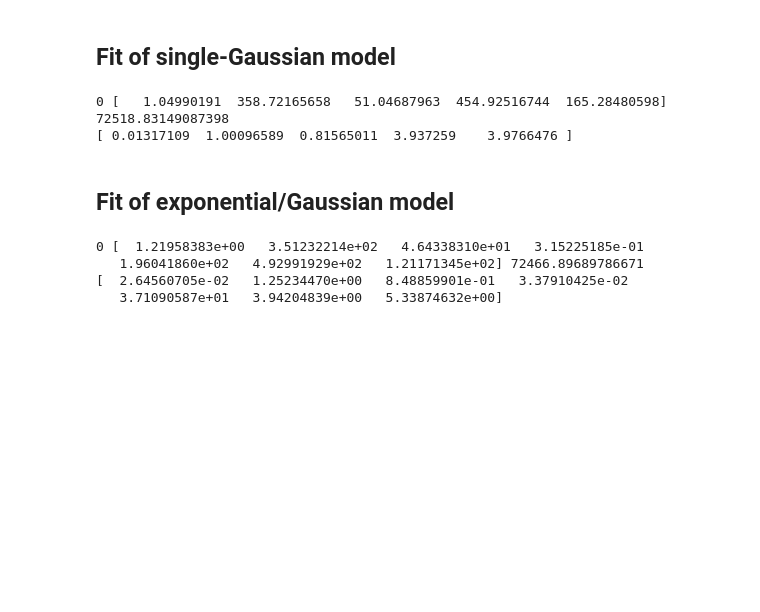
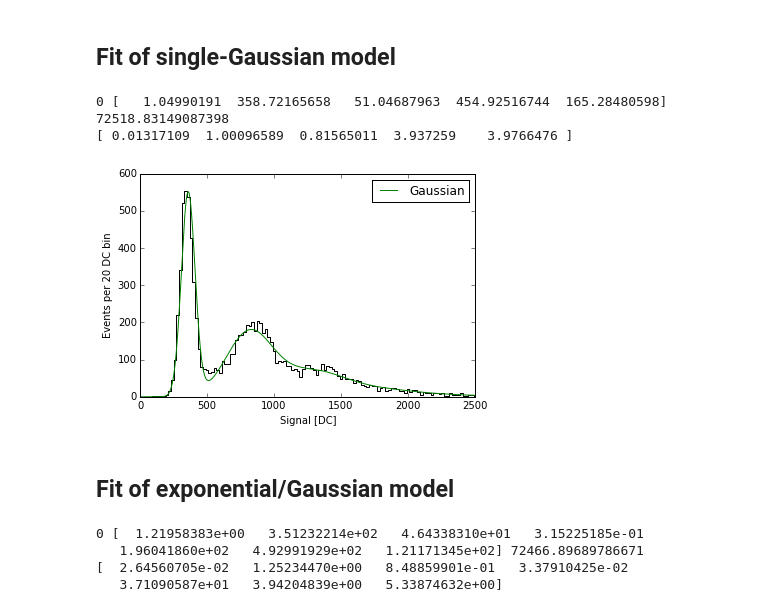
Before and after one commit to llr-cta/calin, a Jupyter notebook: unit_tests/python/notebooks/Example Fit to Fernandez SPE data.ipynb, the cells around one changed output. Drawn from its saved outputs; the diff is of its cells as text; code cells hidden in the pictures; blank space fills up the shorter version.

```diff
--- a/unit_tests/python/notebooks/Example Fit to Fernandez SPE data.ipynb
+++ b/unit_tests/python/notebooks/Example Fit to Fernandez SPE data.ipynb
@@ -49,6 +49,26 @@ print(xerr_g)
 # %% [output]
 0 [   1.04990191  358.72165658   51.04687963  454.92516744  165.28480598] 72518.83149087398
 [ 0.01317109  1.00096589  0.81565011  3.937259    3.9766476 ]
+# %%
+ihist = range(0,mes_hist_plot.nbin());
+xhist_plot = list(map(lambda i: mes_hist_plot.xval_center(i),ihist))
+yhist_plot = list(map(lambda i: mes_hist_plot.weight(i),ihist))
+step(xhist_plot,yhist_plot,'k')
+
+ihist = range(0,mes_hist.nbin());
+xhist = list(map(lambda i: mes_hist.xval_center(i),ihist))
+mes_model_g.set_parameter_values(xopt_g)
+ymodel_g = \
+    list(map(lambda x: mes_hist_plot.sum_w()*mes_hist_plot.dxval()*mes_model_g.pdf_mes(x),xhist))
+hold('on')
+plot(xhist,ymodel_g,'g',lw=1, label='Gaussian')
+legend()
+xlabel('Signal [DC]')
+ylabel('Events per 20 DC bin')
+axis([0,2500,0,600])
+gcf().savefig('../../../mybuild/fernandez_gaussian_fit.pdf')
+# %% [output]
+[figure, added]
 # %% [markdown]
 ## Fit of exponential/Gaussian model
 # %%
```
Also changed, not shown: parts of 3 cells of this notebook, 1 other file.
